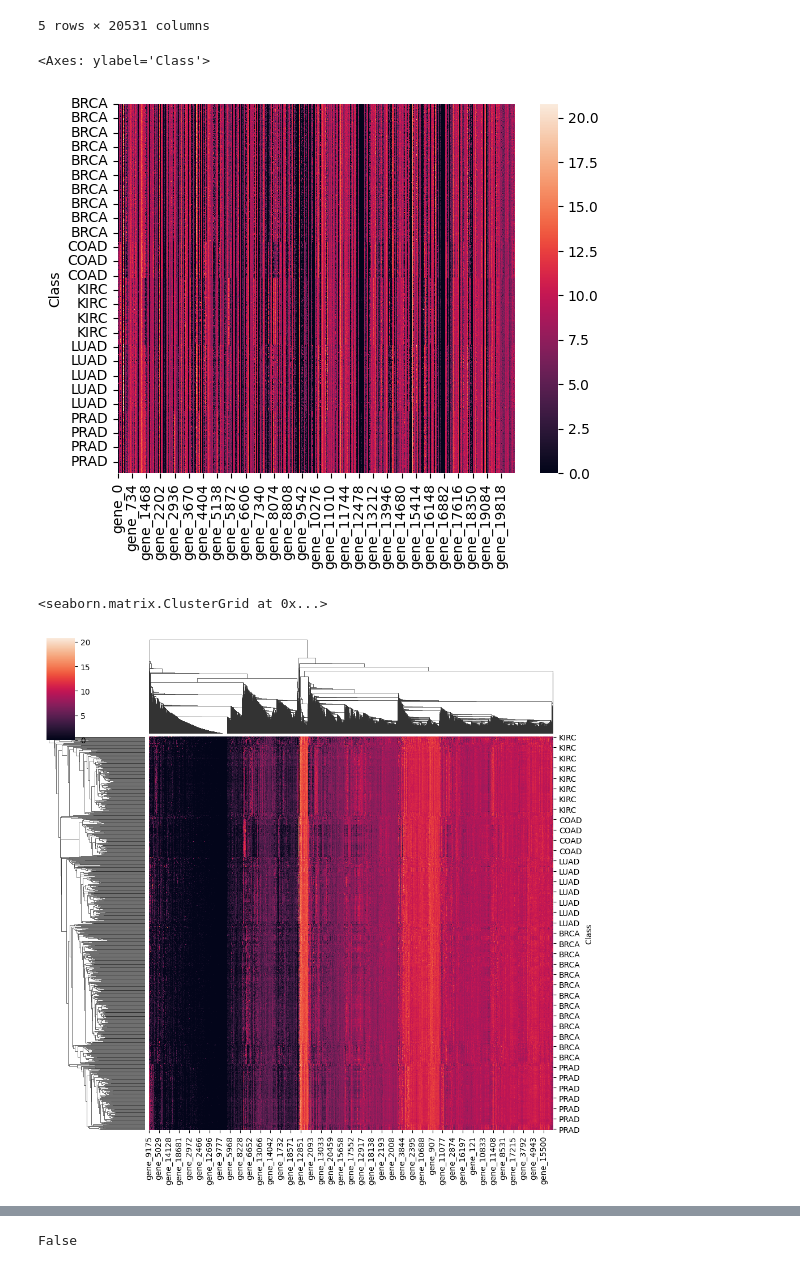
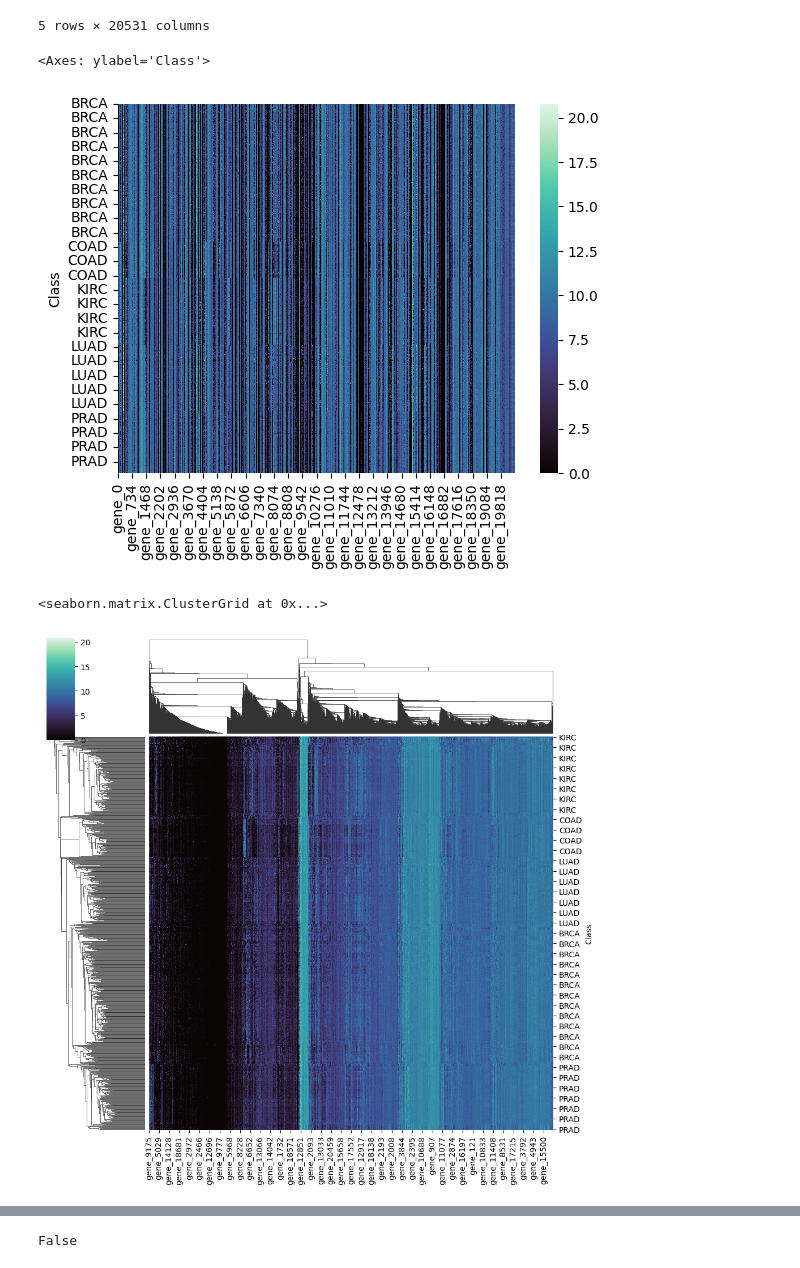
Before and after one commit to a-nadeem9/tcga-pancancer-analysis, a Jupyter notebook: analysis.ipynb, the cells around one changed output, grey strips where cells are left out. Cells and saved outputs as stored; diff of their text form; code cells hidden in the pictures.

```diff
--- a/analysis.ipynb
+++ b/analysis.ipynb
@@ -66,15 +67,15 @@ exp.head()
 | BRCA | 0.0 | 2.599770 | 2.562792 | 7.365491 | 10.462155 | 0.0 | 7.922370 | 0.000000 | 0.0 | 0.0 | ... | ... |
 5 rows × 20531 columns
 # %%
-sns.heatmap(exp)
+sns.heatmap(exp, cmap="mako")
 # %% [output]
 <Axes: ylabel='Class'>
-[figure, old version]
+[figure, new version]
 # %%
-sns.clustermap(exp)
+sns.clustermap(exp, cmap="mako")
 # %% [output]
 <seaborn.matrix.ClusterGrid at 0x...>
-[figure, old version]
+[figure, new version]
 # %%
 exp.index.value_counts()
 # %% [output]
```
Also changed, not shown: parts of 9 cells of this notebook.
